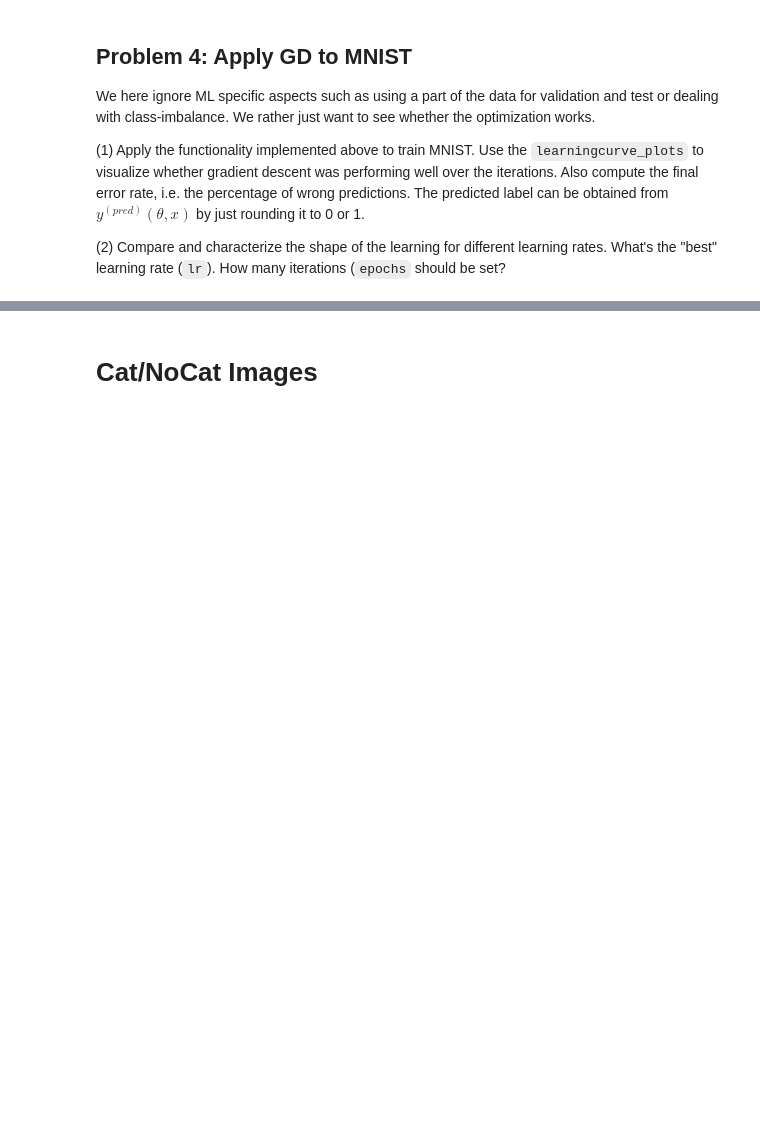
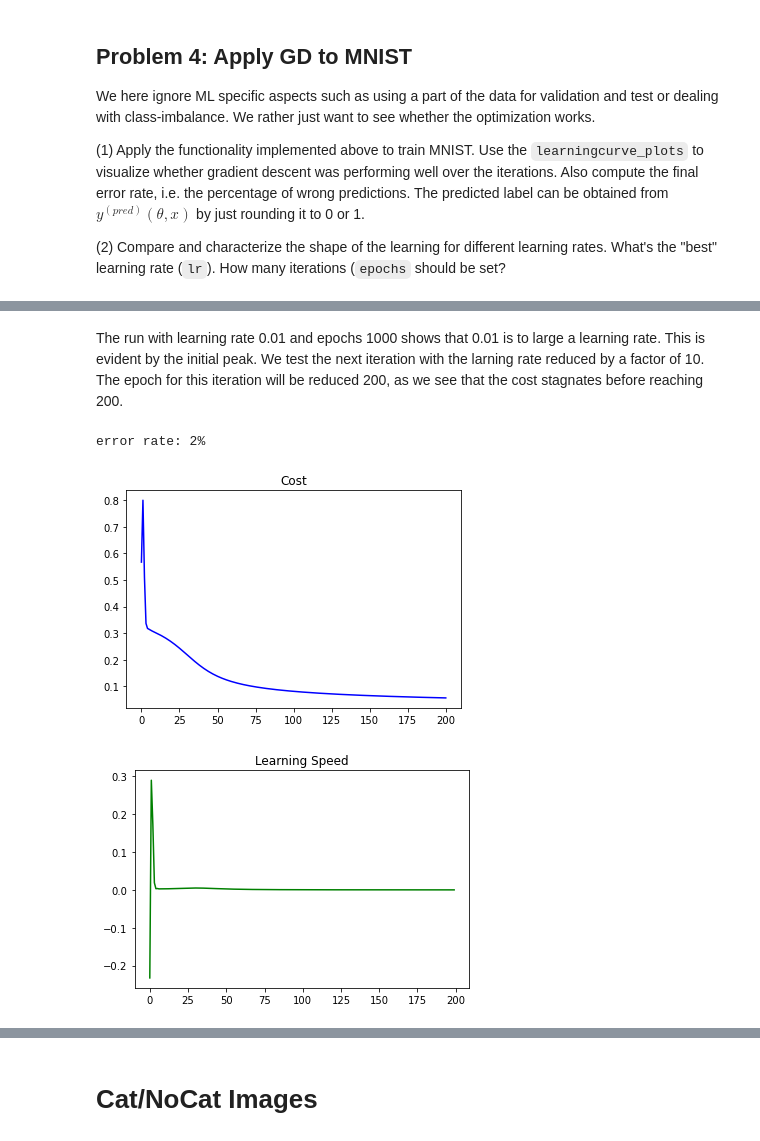
Before and after one commit to jsvilling/VANA_Assignemnts, a Jupyter notebook: train_neural_net-stud_villing_zellweger.ipynb, the cells around one changed output, grey strips where cells are left out. Cells and saved outputs as stored; diff of their text form; code cells hidden in the pictures; blank space fills up the shorter version.

```diff
--- a/train_neural_net-stud_villing_zellweger.ipynb
+++ b/train_neural_net-stud_villing_zellweger.ipynb
@@ -488,0 +507,10 @@ Epochs: 1000.00000
+# %% [markdown]
+The run with learning rate 0.01 and epochs 1000 shows that 0.01 is to large a learning rate. This is evident by the initial peak. We test the next iteration with the larning rate reduced by a factor of 10. The epoch for this iteration will be reduced 200, as we see that the cost stagnates before reaching 200.
+# %%
+lr = 0.001
+epochs = 200
+learn(n0, n1, lr, epochs)
+# %% [output]
+error rate: 2%
+[figure, added]
+[figure, added]
```
Also changed, not shown: parts of 11 cells of this notebook.
